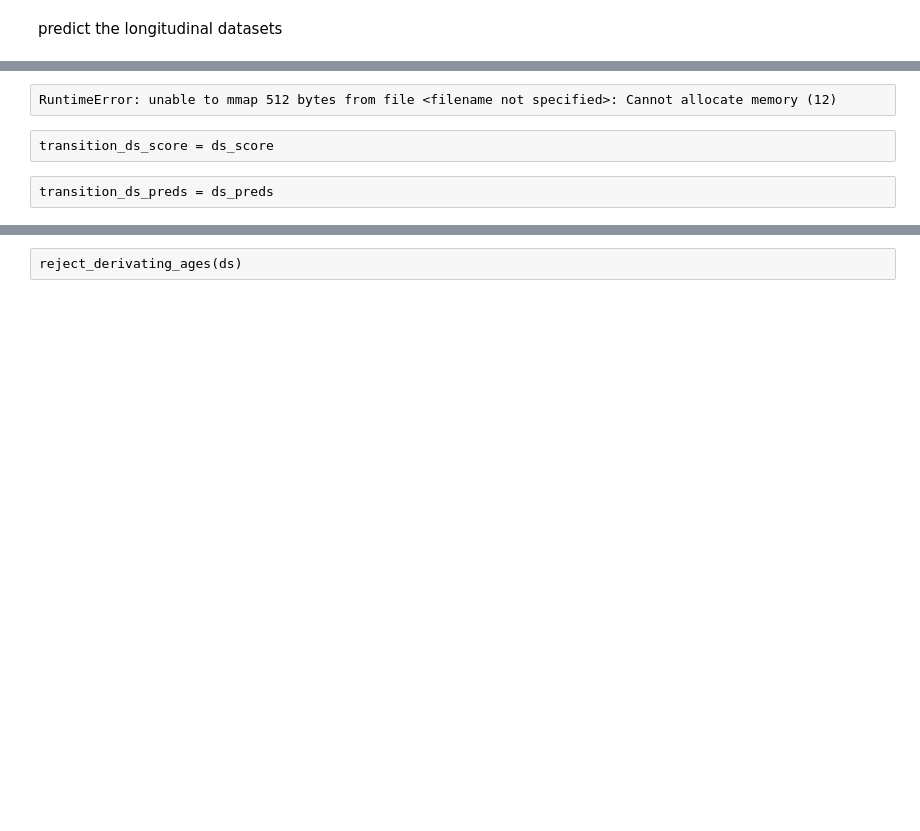
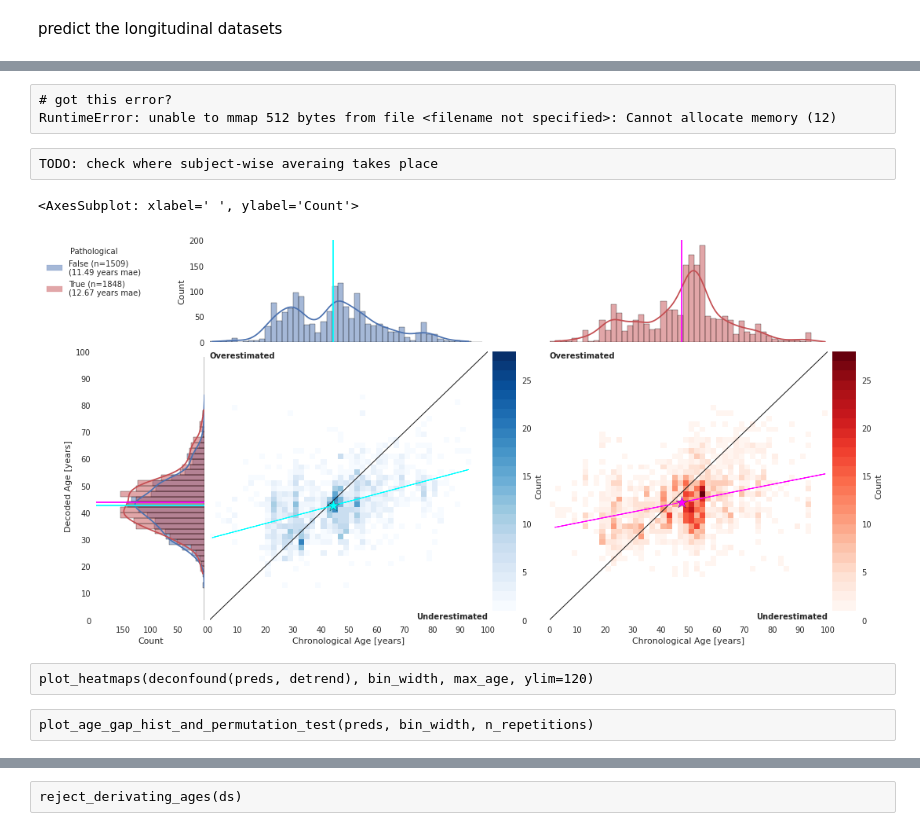
Before and after one commit to gemeinl/eeg-brain-age, a Jupyter notebook: predict_longitudinal.ipynb, the cells around one changed output, grey strips where cells are left out. Cells and saved outputs as stored; diff of their text form; code cells hidden in the pictures; blank space fills up the shorter version.

```diff
--- a/predict_longitudinal.ipynb
+++ b/predict_longitudinal.ipynb
@@ -330,0 +298,4 @@ RuntimeError: unable to mmap 512 bytes from file <filename not specified>: Canno
+# %%
+exp_dir = '/home/jovyan/experiments/'
+# %%
+n_recordings = None
@@ -331,6 +359,31 @@ RuntimeError: unable to mmap 512 bytes from file <filename not specified>: Canno
+# %%
+if int(config.final_eval) == 0:
+    # in cv append all predictions
+    preds = pd.concat(all_ds_preds, ignore_index=True)
+else:
+    # in fe average all predictions
+    # TODO: make sure not averaing wrong stuff
+    all_targets = [df.y_true for df_i, df in all_ds_preds.items()]
+    # average preds and write back
+    all_preds = [df.y_pred for df_i, df in all_ds_preds.items()]
+    preds = all_ds_preds[0]
+    preds['y_pred'] = np.mean(all_preds, axis=0)
 # %% [raw]
+# got this error?
 RuntimeError: unable to mmap 512 bytes from file <filename not specified>: Cannot allocate memory (12)
-# %% [raw]
-transition_ds_score = ds_score
-# %% [raw]
-transition_ds_preds = ds_preds
+# %%
+bin_width = 2
+n_repetitions = 1000
+max_age = 100
+detrend = 'quadratic'
+# %% [raw]
+TODO: check where subject-wise averaing takes place
+# %%
+plot_heatmaps(preds, bin_width, max_age, ylim=200)
+# %% [output]
+<AxesSubplot: xlabel=' ', ylabel='Count'>
+[figure, added]
+# %% [raw]
+plot_heatmaps(deconfound(preds, detrend), bin_width, max_age, ylim=120)
+# %% [raw]
+plot_age_gap_hist_and_permutation_test(preds, bin_width, n_repetitions)
```
Also changed, not shown: parts of 21 cells of this notebook, 6 other files.
